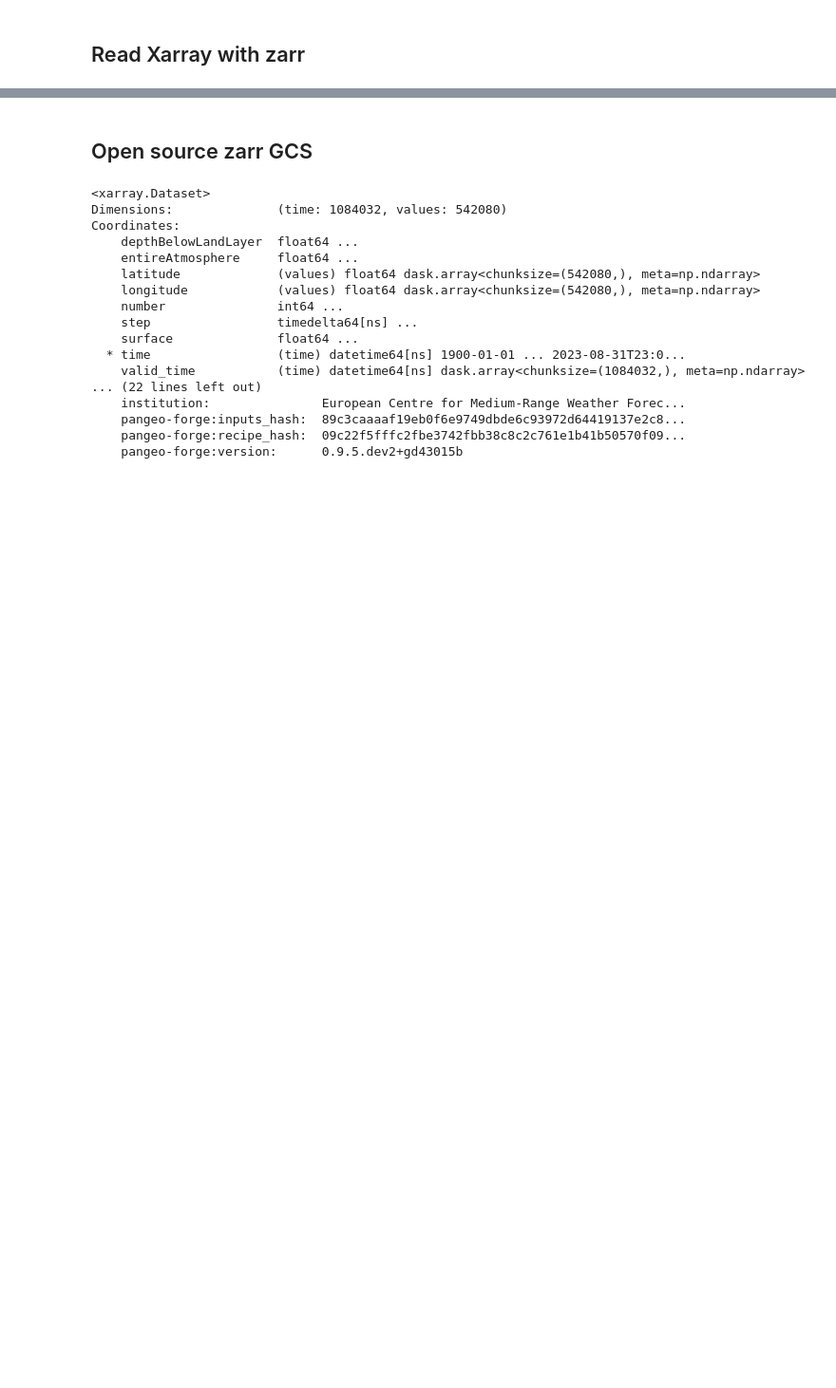
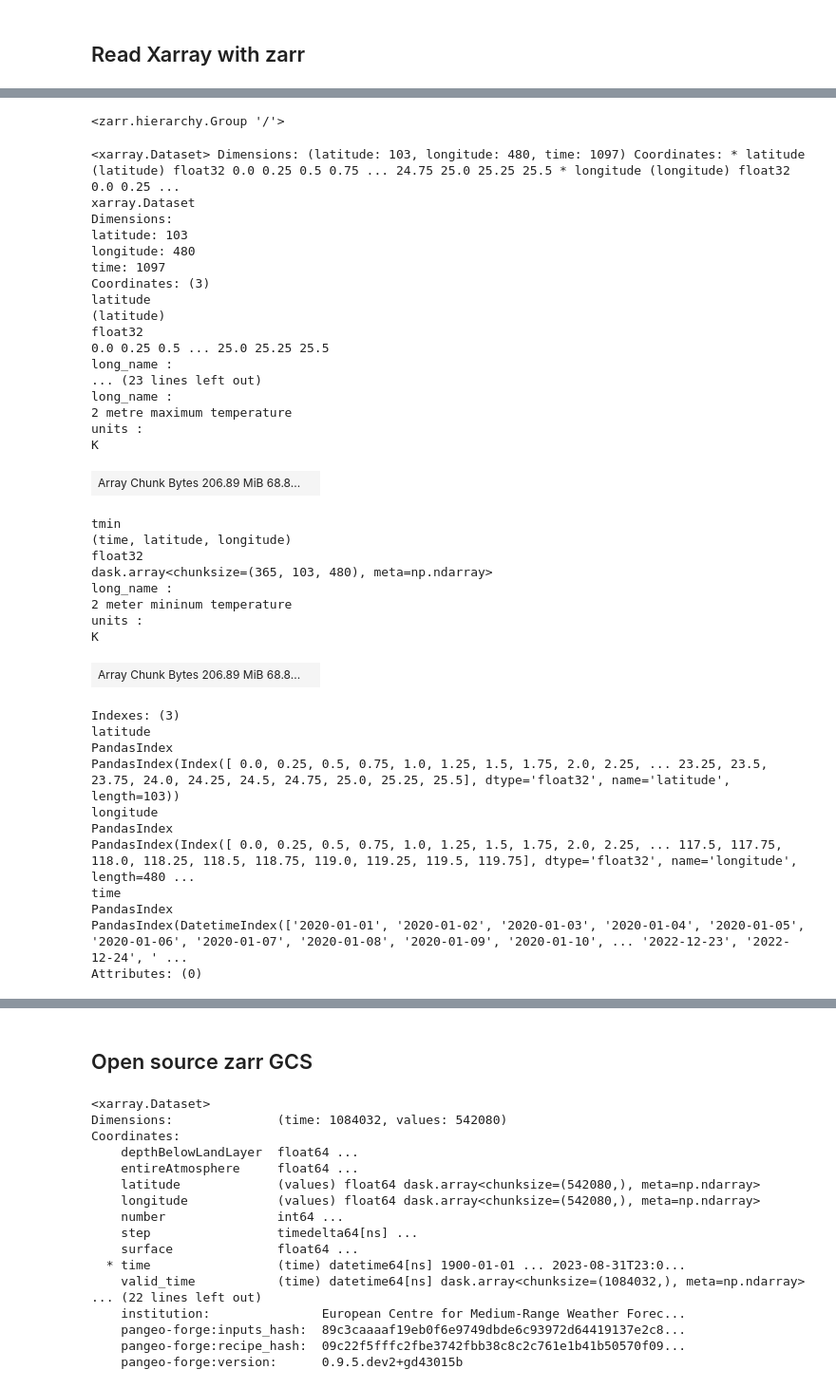
Before and after one commit to Jaapel/wflow-cloud-pilot, a Jupyter notebook: notebooks/s3_zarr_experiment.ipynb, the cells around one changed output, grey strips where cells are left out. Shown: that part at 95% size. Saved outputs shown, nothing was run; the diff lists cells and outputs as text; code cells hidden in the pictures; blank space fills up the shorter version.

```diff
--- a/notebooks/s3_zarr_experiment.ipynb
+++ b/notebooks/s3_zarr_experiment.ipynb
@@ -37,0 +203,51 @@ OverflowError: time values outside range of 64 bit signed integers
+# %%
+# Need mapper for xarray write
+write_url = "s3://hydromt-data/threebyone.zarr"
+s3map = fs.get_mapper(write_url, check=False, create=False)
+store = threebyone.to_zarr(store=s3map)
+# %%
+zarr.consolidate_metadata(write_url)
+# %% [output]
+<zarr.hierarchy.Group '/'>
+# %%
+ds_opened = xr.open_zarr(write_url)
+ds_opened
+# %% [output]
+<xarray.Dataset> Dimensions: (latitude: 103, longitude: 480, time: 1097) Coordinates: * latitude (latitude) float32 0.0 0.25 0.5 0.75 ... 24.75 25.0 25.25 25.5 * longitude (longitude) float32 0.0 0.25 ...
+xarray.Dataset
+Dimensions:
+latitude: 103
+longitude: 480
+time: 1097
+Coordinates: (3)
+latitude
+(latitude)
+float32
+0.0 0.25 0.5 ... 25.0 25.25 25.5
+long_name :
+... (23 lines left out)
+long_name :
+2 metre maximum temperature
+units :
+K
+| Array Chunk Bytes 206.89 MiB 68.8... |  |
+tmin
+(time, latitude, longitude)
+float32
+dask.array<chunksize=(365, 103, 480), meta=np.ndarray>
+long_name :
+2 meter mininum temperature
+units :
+K
+| Array Chunk Bytes 206.89 MiB 68.8... |  |
+Indexes: (3)
+latitude
+PandasIndex
+PandasIndex(Index([ 0.0, 0.25, 0.5, 0.75, 1.0, 1.25, 1.5, 1.75, 2.0, 2.25, ... 23.25, 23.5, 23.75, 24.0, 24.25, 24.5, 24.75, 25.0, 25.25, 25.5], dtype='float32', name='latitude', length=103))
+longitude
+PandasIndex
+PandasIndex(Index([ 0.0, 0.25, 0.5, 0.75, 1.0, 1.25, 1.5, 1.75, 2.0, 2.25, ... 117.5, 117.75, 118.0, 118.25, 118.5, 118.75, 119.0, 119.25, 119.5, 119.75], dtype='float32', name='longitude', length=480 ...
+time
+PandasIndex
+PandasIndex(DatetimeIndex(['2020-01-01', '2020-01-02', '2020-01-03', '2020-01-04', '2020-01-05', '2020-01-06', '2020-01-07', '2020-01-08', '2020-01-09', '2020-01-10', ... '2022-12-23', '2022-12-24', ' ...
+Attributes: (0)
```
Also changed, not shown: parts of 21 cells of this notebook, 1 other file.
